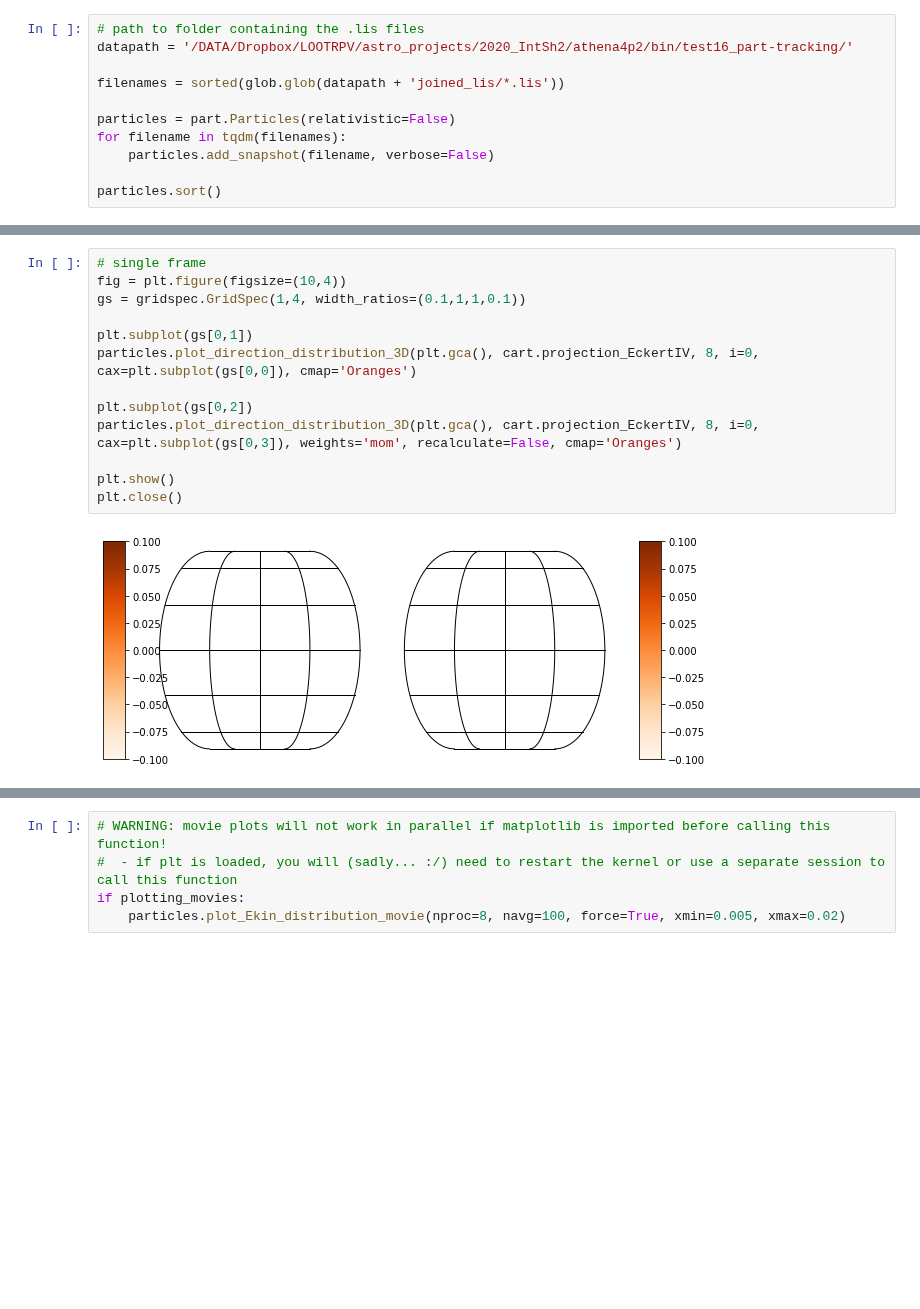
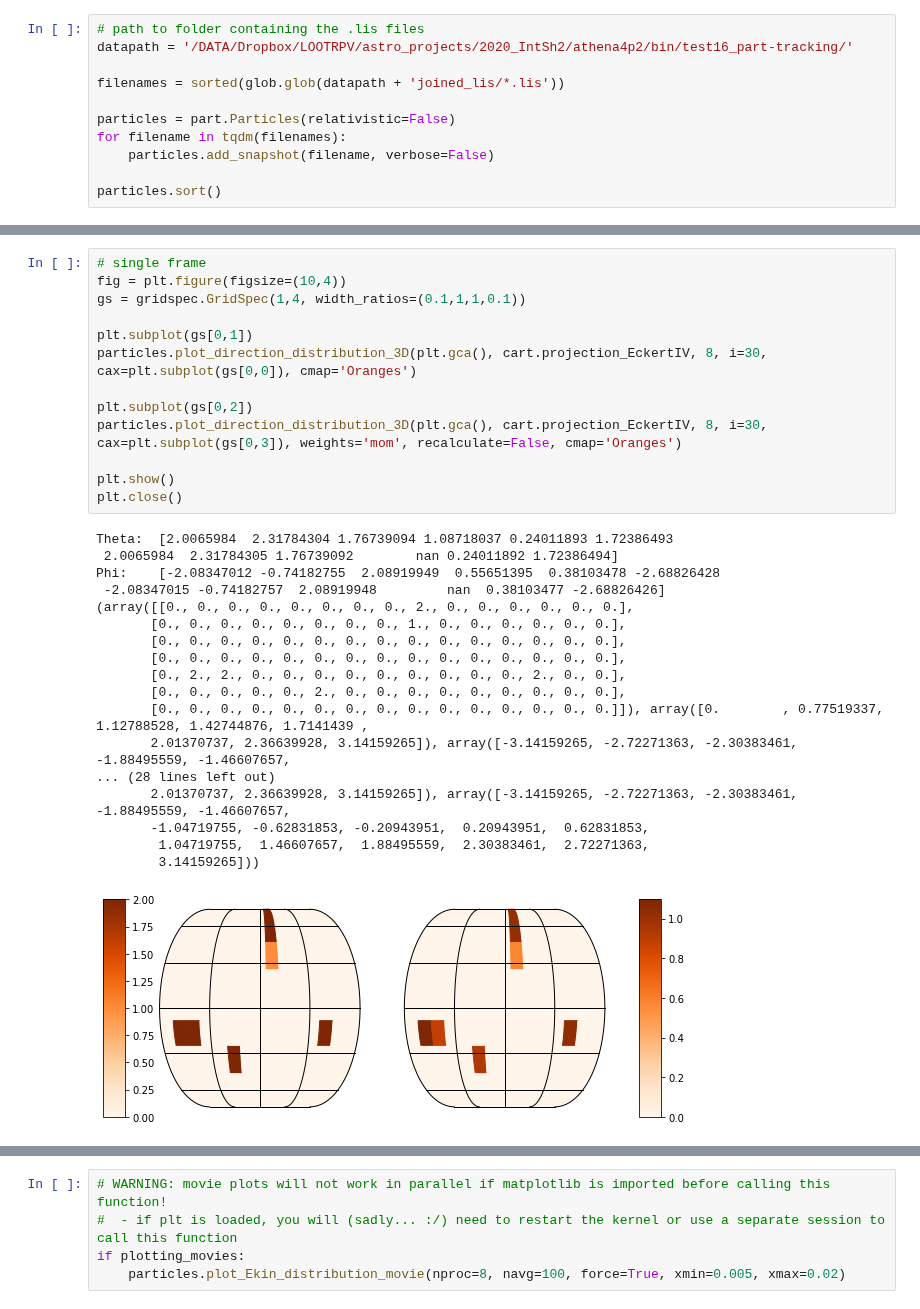
Before and after one commit to ppjanka/Corrugated_internal_shocks, a Jupyter notebook: vis/particle/plot_particles.ipynb, the cells around one changed output, grey strips where cells are left out. Drawn from its saved outputs; the diff is of its cells as text; blank space fills up the shorter version.

Commit message:
Fixed an issue with angular distribution plotting.

```diff
--- a/vis/particle/plot_particles.ipynb
+++ b/vis/particle/plot_particles.ipynb
@@ -61,18 +61,35 @@ if not plotting_movies:
 # %%
 # single frame
 fig = plt.figure(figsize=(10,4))
 gs = gridspec.GridSpec(1,4, width_ratios=(0.1,1,1,0.1))
 
 plt.subplot(gs[0,1])
-particles.plot_direction_distribution_3D(plt.gca(), cart.projection_EckertIV, 8, i=0, cax=plt.subplot(gs[0,0]), cmap='Oranges')
+particles.plot_direction_distribution_3D(plt.gca(), cart.projection_EckertIV, 8, i=30, cax=plt.subplot(gs[0,0]), cmap='Oranges')
 
 plt.subplot(gs[0,2])
-particles.plot_direction_distribution_3D(plt.gca(), cart.projection_EckertIV, 8, i=0, cax=plt.subplot(gs[0,3]), weights='mom', recalculate=False, cmap='Oranges')
+particles.plot_direction_distribution_3D(plt.gca(), cart.projection_EckertIV, 8, i=30, cax=plt.subplot(gs[0,3]), weights='mom', recalculate=False, cmap='Oranges')
 
 plt.show()
 plt.close()
 # %% [output]
+Theta:  [2.0065984  2.31784304 1.76739094 1.08718037 0.24011893 1.72386493
+ 2.0065984  2.31784305 1.76739092        nan 0.24011892 1.72386494]
+Phi:    [-2.08347012 -0.74182755  2.08919949  0.55651395  0.38103478 -2.68826428
+ -2.08347015 -0.74182757  2.08919948         nan  0.38103477 -2.68826426]
+(array([[0., 0., 0., 0., 0., 0., 0., 0., 2., 0., 0., 0., 0., 0., 0.],
+       [0., 0., 0., 0., 0., 0., 0., 0., 1., 0., 0., 0., 0., 0., 0.],
+       [0., 0., 0., 0., 0., 0., 0., 0., 0., 0., 0., 0., 0., 0., 0.],
+       [0., 0., 0., 0., 0., 0., 0., 0., 0., 0., 0., 0., 0., 0., 0.],
+       [0., 2., 2., 0., 0., 0., 0., 0., 0., 0., 0., 0., 2., 0., 0.],
+       [0., 0., 0., 0., 0., 2., 0., 0., 0., 0., 0., 0., 0., 0., 0.],
+       [0., 0., 0., 0., 0., 0., 0., 0., 0., 0., 0., 0., 0., 0., 0.]]), array([0.        , 0.77519337, 1.12788528, 1.42744876, 1.7141439 ,
+       2.01370737, 2.36639928, 3.14159265]), array([-3.14159265, -2.72271363, -2.30383461, -1.88495559, -1.46607657,
+... (28 lines left out)
+       2.01370737, 2.36639928, 3.14159265]), array([-3.14159265, -2.72271363, -2.30383461, -1.88495559, -1.46607657,
+       -1.04719755, -0.62831853, -0.20943951,  0.20943951,  0.62831853,
+        1.04719755,  1.46607657,  1.88495559,  2.30383461,  2.72271363,
+        3.14159265]))
-[figure, old version]
+[figure, new version]
 # %%
 # single statistics for all time steps
 fig = plt.figure(figsize=(10,4))
```
Also changed, not shown: parts of 5 cells of this notebook, 1 other file.
